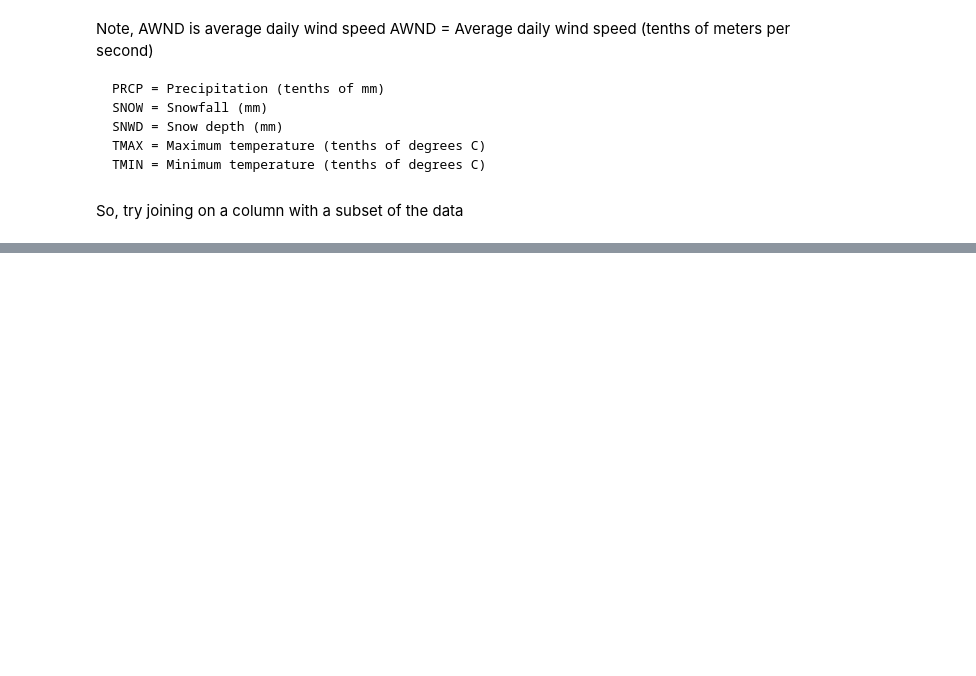
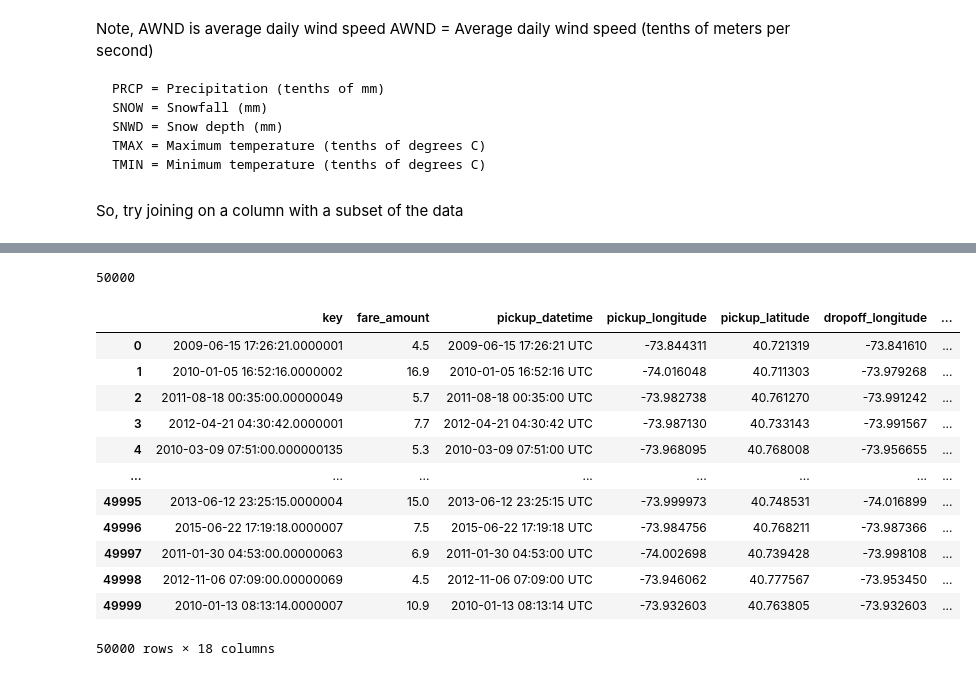
Before and after one commit to cla24/taxi_fare_weather, a Jupyter notebook: weather_join.ipynb, the cells around one changed output, grey strips where cells are left out. Saved outputs shown, nothing was run; the diff lists cells and outputs as text; code cells hidden in the pictures; blank space fills up the shorter version.

Commit message:
changes to join

```diff
--- a/weather_join.ipynb
+++ b/weather_join.ipynb
@@ -14,4 +14,5 @@ weather.head()
 | 3 | USW00094728 | NY CITY CENTRAL PARK, NY US | 2009-01-04 | 7.61 | 0.0 | 0.0 | 0 | 42 | 25 |
 | 4 | USW00094728 | NY CITY CENTRAL PARK, NY US | 2009-01-05 | 6.93 | 0.0 | 0.0 | 0 | 43 | 38 |
 # %%
-taxi_sample = pd.read_csv('train.csv', nrows = 500_000)
+taxi_sample = pd.read_csv('reduced.csv')
+taxi_sample.head()
@@ -47,4 +46,5 @@ So, try joining on a column with a subset of the data
 def year(date):
     return date[:4]
 
-weather['year'] = weather.apply(lambda x: year(x['pickup_datetime']), axis=1)
+weather['year'] = weather.apply(lambda x: year(x['DATE']), axis=1)
+taxi_sample['year'] = taxi_sample.apply(lambda x: year(x['key']), axis=1)
@@ -52,0 +75,5 @@ KeyError: 'pickup_datetime'
+# %%
+def date(timestamp):
+    return timestamp.split()[0]
+
+taxi_sample['DATE'] = taxi_sample.apply(lambda x: date(x['key']), axis=1)
@@ -52,0 +89,2 @@ KeyError: 'pickup_datetime'
+# %%
+df_join = pd.merge(taxi_sample, weather, how='left', on=None)
@@ -52,0 +187,20 @@ KeyError: 'pickup_datetime'
+# %%
+len(df_join)
+# %% [output]
+50000
+# %%
+df_join
+# %% [output]
+|  | key | fare_amount | pickup_datetime | pickup_longitude | pickup_latitude | dropoff_longitude | ... |
+| 0 | 2009-06-15 17:26:21.0000001 | 4.5 | 2009-06-15 17:26:21 UTC | -73.844311 | 40.721319 | -73.841610 | ... |
+| 1 | 2010-01-05 16:52:16.0000002 | 16.9 | 2010-01-05 16:52:16 UTC | -74.016048 | 40.711303 | -73.979268 | ... |
+| 2 | 2011-08-18 00:35:00.00000049 | 5.7 | 2011-08-18 00:35:00 UTC | -73.982738 | 40.761270 | -73.991242 | ... |
+| 3 | 2012-04-21 04:30:42.0000001 | 7.7 | 2012-04-21 04:30:42 UTC | -73.987130 | 40.733143 | -73.991567 | ... |
+| 4 | 2010-03-09 07:51:00.000000135 | 5.3 | 2010-03-09 07:51:00 UTC | -73.968095 | 40.768008 | -73.956655 | ... |
+| ... | ... | ... | ... | ... | ... | ... | ... |
+| 49995 | 2013-06-12 23:25:15.0000004 | 15.0 | 2013-06-12 23:25:15 UTC | -73.999973 | 40.748531 | -74.016899 | ... |
+| 49996 | 2015-06-22 17:19:18.0000007 | 7.5 | 2015-06-22 17:19:18 UTC | -73.984756 | 40.768211 | -73.987366 | ... |
+| 49997 | 2011-01-30 04:53:00.00000063 | 6.9 | 2011-01-30 04:53:00 UTC | -74.002698 | 40.739428 | -73.998108 | ... |
+| 49998 | 2012-11-06 07:09:00.00000069 | 4.5 | 2012-11-06 07:09:00 UTC | -73.946062 | 40.777567 | -73.953450 | ... |
+| 49999 | 2010-01-13 08:13:14.0000007 | 10.9 | 2010-01-13 08:13:14 UTC | -73.932603 | 40.763805 | -73.932603 | ... |
+50000 rows × 18 columns
```
Also changed, not shown: parts of 16 cells of this notebook.
